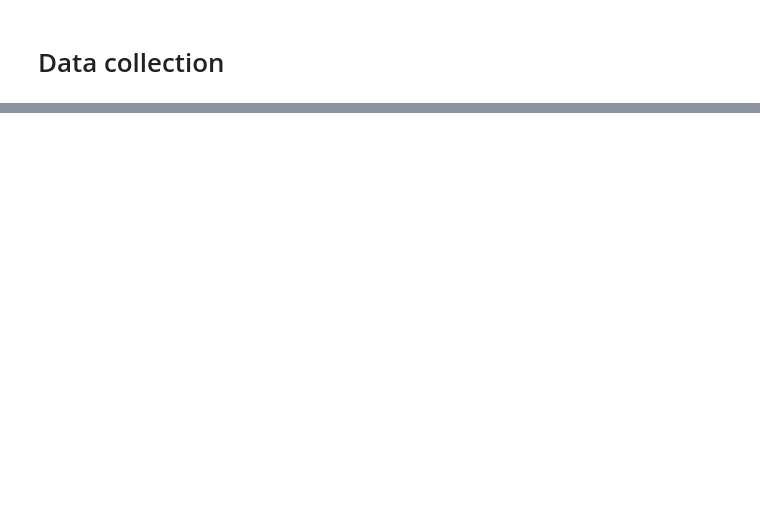
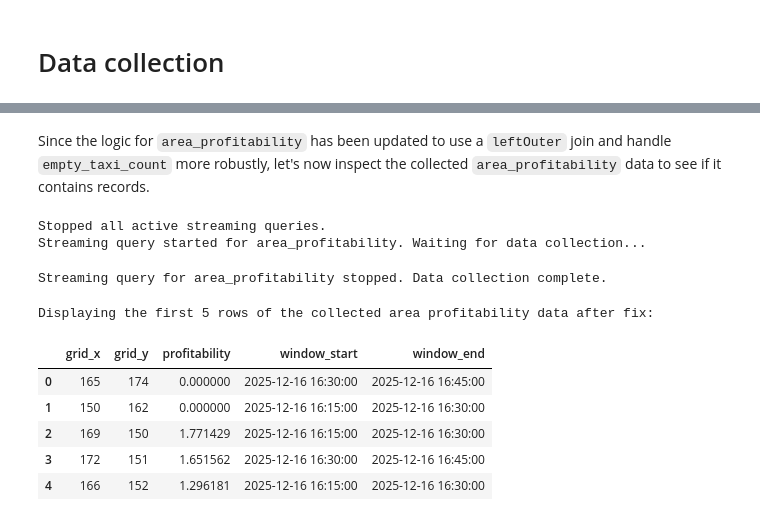
Before and after one commit to aavarela/SPBD_Labs, a Jupyter notebook: projeto2/project.ipynb, the cells around one changed output, grey strips where cells are left out. Drawn from its saved outputs; the diff is of its cells as text; code cells hidden in the pictures; blank space fills up the shorter version.

```diff
--- a/projeto2/project.ipynb
+++ b/projeto2/project.ipynb
@@ -202,0 +224,54 @@ print("Calculated profitability ratio.")
+# %% [markdown]
+Since the logic for `area_profitability` has been updated to use a `leftOuter` join and handle `empty_taxi_count` more robustly, let's now inspect the collected `area_profitability` data to see if it contains records.
+# %%
+# Stop any previous active queries
+for q in spark.streams.active:
+    q.stop()
+print("Stopped all active streaming queries.")
+
+# Start a streaming query to collect data from area_profitability
+profitability_query = area_profitability \
+    .writeStream \
+    .outputMode("append") \
+    .format("memory") \
+    .queryName("area_profitability_inspection_fixed") \
+    .start()
+
+print("Streaming query started for area_profitability. Waiting for data collection...")
+# %% [output]
+Stopped all active streaming queries.
+Streaming query started for area_profitability. Waiting for data collection...
+# %%
+import time
+
+# Wait for 600 seconds (10 minutes) to allow data to be processed and collected
+time.sleep(600)
+
+# Stop the streaming query
+profitability_query.stop()
+
+print("Streaming query for area_profitability stopped. Data collection complete.")
+# %% [output]
+Streaming query for area_profitability stopped. Data collection complete.
+# %%
+import pandas as pd
+
+# Retrieve the collected data from the memory sink into a Pandas DataFrame
+profitability_data_df = spark.sql("SELECT * FROM area_profitability_inspection_fixed").toPandas()
+
+# Extract window start and end for better readability if the window column exists
+if 'window' in profitability_data_df.columns:
+    profitability_data_df['window_start'] = profitability_data_df['window'].apply(lambda x: x['start'])
+    profitability_data_df['window_end'] = profitability_data_df['window'].apply(lambda x: x['end'])
+    profitability_data_df = profitability_data_df.drop(columns=['window'])
+
+print("Displaying the first 5 rows of the collected area profitability data after fix:")
+display(profitability_data_df.head())
+# %% [output]
+Displaying the first 5 rows of the collected area profitability data after fix:
+|  | grid_x | grid_y | profitability | window_start | window_end |
+| 0 | 165 | 174 | 0.000000 | 2025-12-16 16:30:00 | 2025-12-16 16:45:00 |
+| 1 | 150 | 162 | 0.000000 | 2025-12-16 16:15:00 | 2025-12-16 16:30:00 |
+| 2 | 169 | 150 | 1.771429 | 2025-12-16 16:15:00 | 2025-12-16 16:30:00 |
+| 3 | 172 | 151 | 1.651562 | 2025-12-16 16:30:00 | 2025-12-16 16:45:00 |
+| 4 | 166 | 152 | 1.296181 | 2025-12-16 16:15:00 | 2025-12-16 16:30:00 |
```
Also changed, not shown: parts of 9 cells of this notebook.
